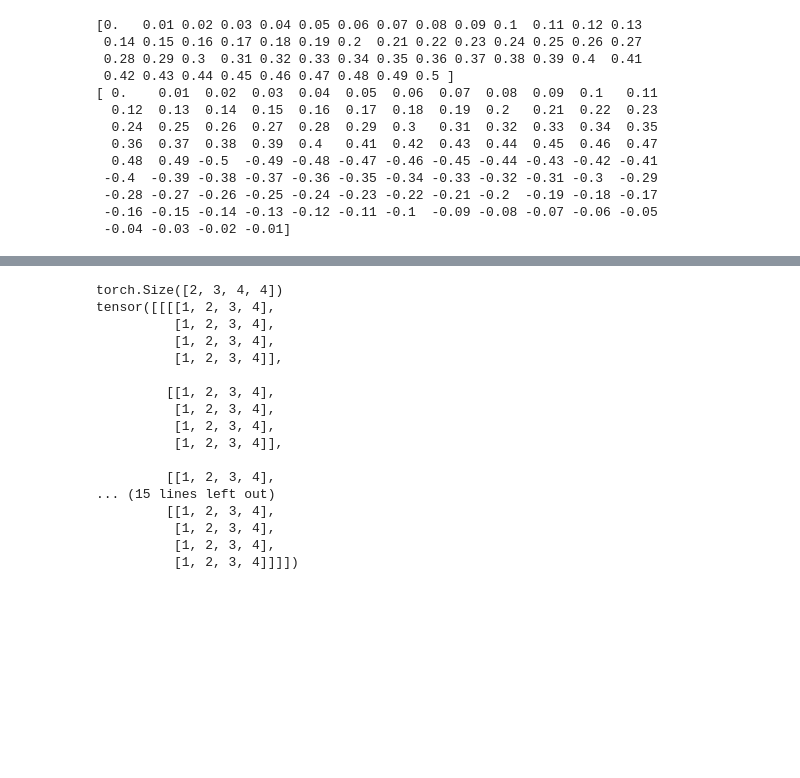
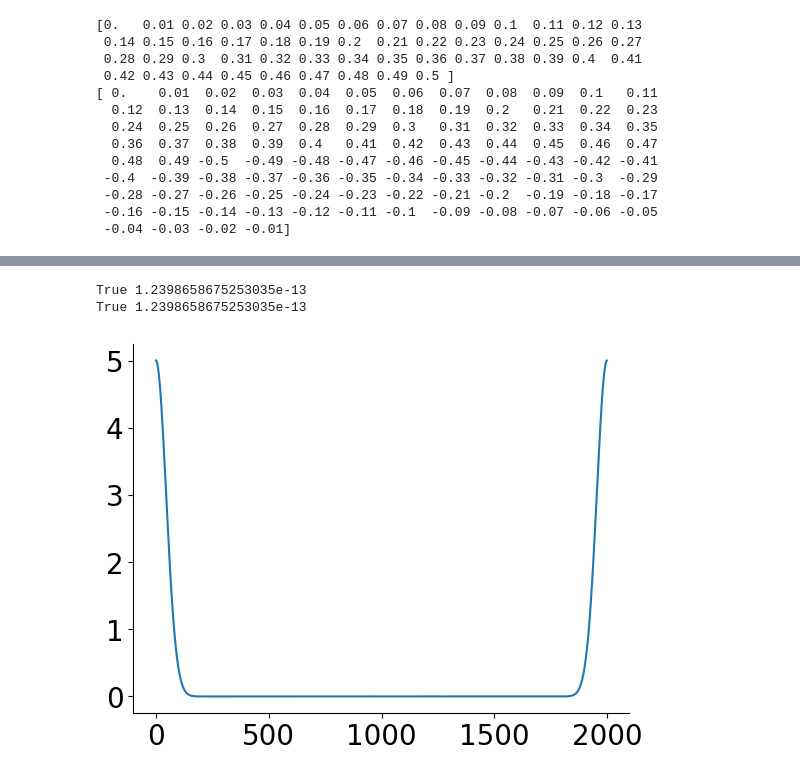
Before and after one commit to ayush1301/mgplvm-pytorch, a Jupyter notebook: k_half.ipynb, the cells around one changed output, grey strips where cells are left out. Drawn from its saved outputs; the diff is of its cells as text; code cells hidden in the pictures; blank space fills up the shorter version.

```diff
--- a/k_half.ipynb
+++ b/k_half.ipynb
@@ -321,39 +310,51 @@ False 0.07912073661859446
+# %%
+# Checking if K^1/2 is correct
+l = 0.2
+start = 0
+stop = 20
+dt = 0.02
+T = int((stop-start)/dt)
+x_axis = np.linspace(start, stop-dt, T)
+
+# K = squared_exponential_kernel(x_axis[:, None] - x_axis[None, :], l)
+# K_1_2 = np.linalg.cholesky(K + np.eye(len(x_axis))*1e-6)
+
+K_1_2_approx = ((2/np.pi)**(1/4))*np.sqrt(dt/l)*squared_exponential_kernel(x_axis[:, None] - x_axis[None, :], l/np.sqrt(2))
+
+x = np.random.randn(T)
+kx = K_1_2_approx.dot(x)
+
+kx2 = fourier_toeplitz_matmul_old(fourier_func=mgp.rdist.prior_kernels.k_1_2_squared_exponential, func_args={'l': l}, tensor=torch.tensor(x[:, None]), matrix_shape=(T, ), dt=dt, T=T).flatten().numpy()
+
+print(np.allclose(kx, kx2), np.linalg.norm(kx - kx2))
+
+
+kx3 = fourier_toeplitz_matmul(fourier_func=mgp.rdist.prior_kernels.k_1_2_squared_exponential, func_kwargs={'l': l}, tensor=torch.tensor(x[:, None]), matrix_shape=(T, ), dt=dt, T=T).flatten().numpy()
+print(np.allclose(kx, kx3), np.linalg.norm(kx - kx3))
+
+# plt.legend()
+# %% [output]
+True 1.2398658675253035e-13
+True 1.2398658675253035e-13
+[figure, added]
 # %%
-# Your vector of length N
-vector = torch.tensor([1, 2, 3, 4])
+# # Your vector of length N
+# vector = torch.tensor([1, 2, 3, 4])
 
-# The desired shape (K, L, M, N)
-desired_shape = (2, 3, 4, vector.shape[0])
+# # The desired shape (K, L, M, N)
+# desired_shape = (2, 3, 4, vector.shape[0])
 
-# Calculate the number of dimensions to add
-num_dims_to_add = len(desired_shape) - 1
+# # Calculate the number of dimensions to add
+# num_dims_to_add = len(desired_shape) - 1
 
-# Expand the vector to the desired shape
-result = vector
-for _ in range(num_dims_to_add):
-    result = result.unsqueeze(0)
+# # Expand the vector to the desired shape
+# result = vector
+# for _ in range(num_dims_to_add):
+#     result = result.unsqueeze(0)
 
-# Expand the result to the final shape and repeat the values
-result = result.expand(*desired_shape)
-print(result.shape)
+# # Expand the result to the final shape and repeat the values
+# result = result.expand(*desired_shape)
+# print(result.shape)
 
-# If you want the result as a tensor
-print(result)
+# # If you want the result as a tensor
+# print(result)
-# %% [output]
-torch.Size([2, 3, 4, 4])
-tensor([[[[1, 2, 3, 4],
-          [1, 2, 3, 4],
-          [1, 2, 3, 4],
-          [1, 2, 3, 4]],
-
-         [[1, 2, 3, 4],
-          [1, 2, 3, 4],
-          [1, 2, 3, 4],
-          [1, 2, 3, 4]],
-
-         [[1, 2, 3, 4],
-... (15 lines left out)
-         [[1, 2, 3, 4],
-          [1, 2, 3, 4],
-          [1, 2, 3, 4],
-          [1, 2, 3, 4]]]])
```
Also changed, not shown: parts of 6 cells of this notebook.
